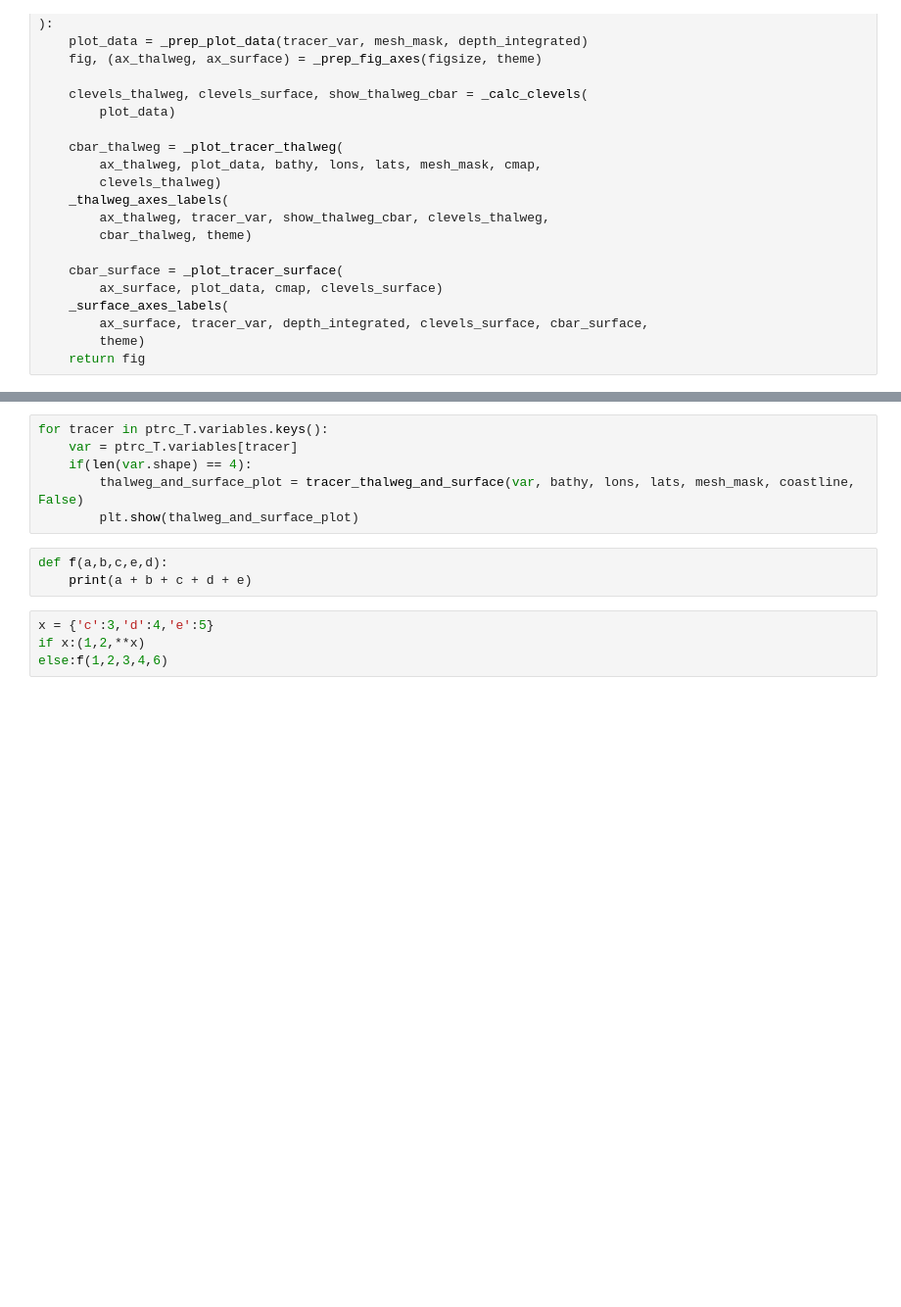
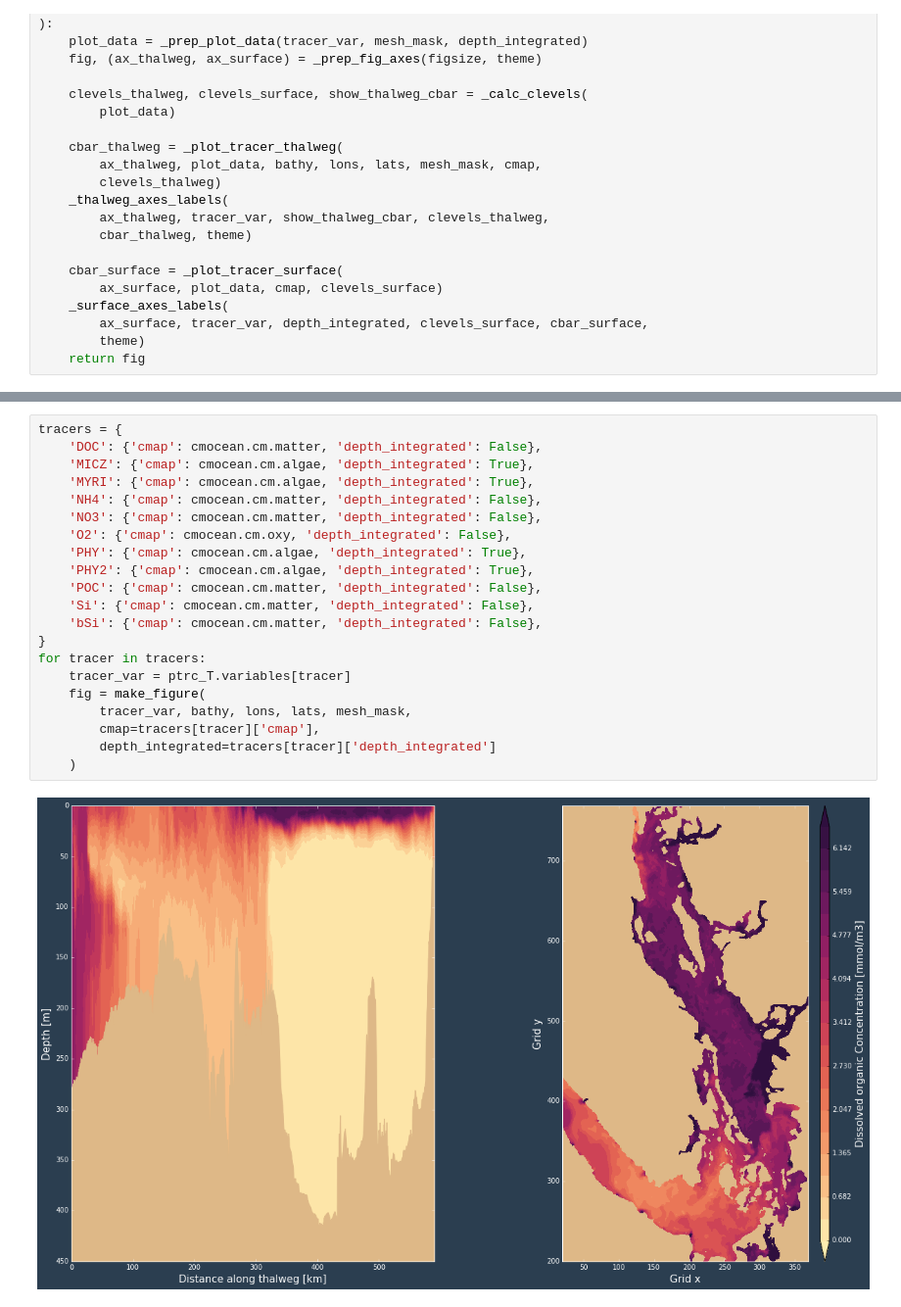
Before and after one commit to SalishSeaCast/SalishSeaNowcast, a Jupyter notebook: notebooks/figures/research/DevelopTracerThalwegAndSurfaceModule.ipynb, the cells around one changed output, grey strips where cells are left out. Shown at 98% size. Saved outputs shown, nothing was run; the diff lists cells and outputs as text; blank space fills up the shorter version.

Commit message:
Add more annotations and figures for all tracers.

```diff
--- a/notebooks/figures/research/DevelopTracerThalwegAndSurfaceModule.ipynb
+++ b/notebooks/figures/research/DevelopTracerThalwegAndSurfaceModule.ipynb
@@ -257,14 +281,24 @@ fig = make_figure(
 [figure]
-# %%
-for tracer in ptrc_T.variables.keys():
-    var = ptrc_T.variables[tracer]
-    if(len(var.shape) == 4):
-        thalweg_and_surface_plot = tracer_thalweg_and_surface(var, bathy, lons, lats, mesh_mask, coastline, False)
-        plt.show(thalweg_and_surface_plot)
-# %%
-def f(a,b,c,e,d):
-    print(a + b + c + d + e)
-# %%
-x = {'c':3,'d':4,'e':5}
-if x:(1,2,**x)
-else:f(1,2,3,4,6)
+# %%
+tracers = {
+    'DOC': {'cmap': cmocean.cm.matter, 'depth_integrated': False},
+    'MICZ': {'cmap': cmocean.cm.algae, 'depth_integrated': True},
+    'MYRI': {'cmap': cmocean.cm.algae, 'depth_integrated': True},
+    'NH4': {'cmap': cmocean.cm.matter, 'depth_integrated': False},
+    'NO3': {'cmap': cmocean.cm.matter, 'depth_integrated': False},
+    'O2': {'cmap': cmocean.cm.oxy, 'depth_integrated': False},
+    'PHY': {'cmap': cmocean.cm.algae, 'depth_integrated': True},
+    'PHY2': {'cmap': cmocean.cm.algae, 'depth_integrated': True},
+    'POC': {'cmap': cmocean.cm.matter, 'depth_integrated': False},
+    'Si': {'cmap': cmocean.cm.matter, 'depth_integrated': False},
+    'bSi': {'cmap': cmocean.cm.matter, 'depth_integrated': False},
+}
+for tracer in tracers:
+    tracer_var = ptrc_T.variables[tracer]
+    fig = make_figure(
+        tracer_var, bathy, lons, lats, mesh_mask,
+        cmap=tracers[tracer]['cmap'],
+        depth_integrated=tracers[tracer]['depth_integrated']
+    )
+# %% [output]
+[figure, added]
```
Also changed, not shown: parts of 9 cells of this notebook.
